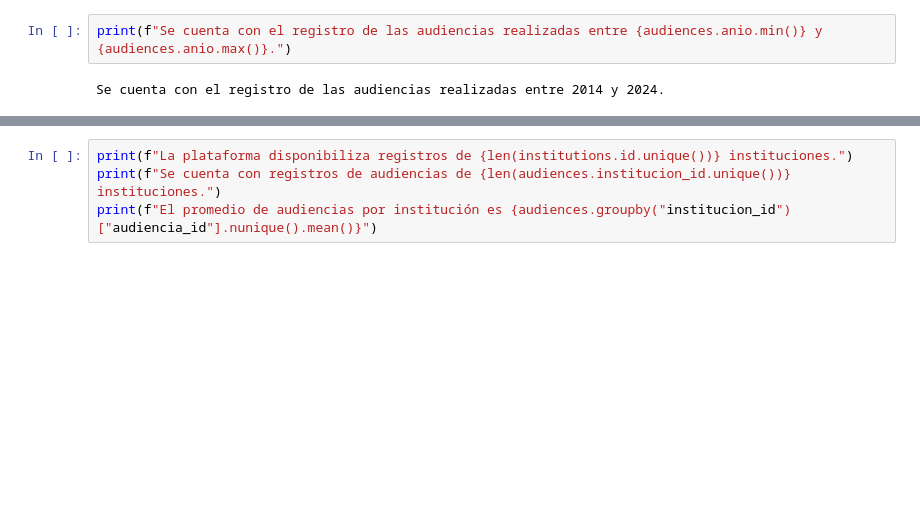
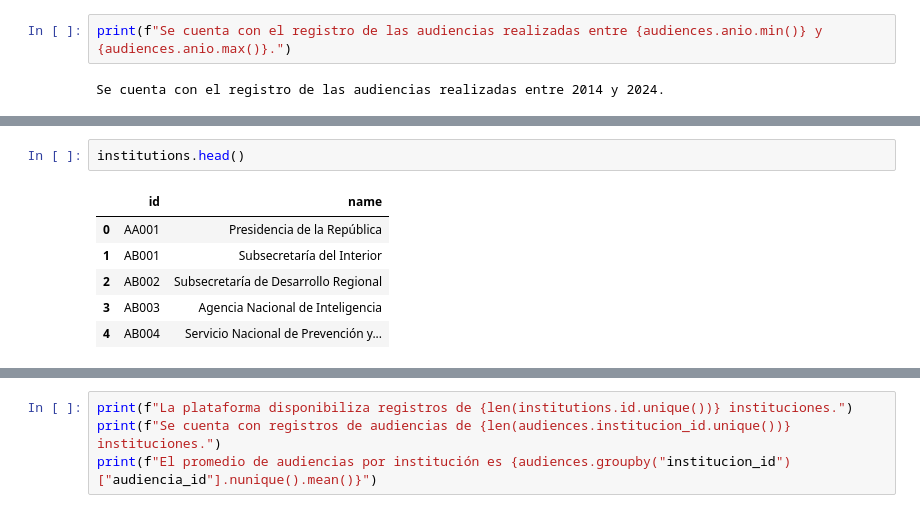
Before and after one commit to camirojasguajardo/lobby-recsys, a Jupyter notebook: data_analysis.ipynb, the cells around one changed output, grey strips where cells are left out. Cells and saved outputs as stored; diff of their text form; blank space fills up the shorter version.

```diff
--- a/data_analysis.ipynb
+++ b/data_analysis.ipynb
@@ -13,0 +25,9 @@ Se cuenta con el registro de las audiencias realizadas entre 2014 y 2024.
+# %%
+institutions.head()
+# %% [output]
+|  | id | name |
+| 0 | AA001 | Presidencia de la República |
+| 1 | AB001 | Subsecretaría del Interior |
+| 2 | AB002 | Subsecretaría de Desarrollo Regional |
+| 3 | AB003 | Agencia Nacional de Inteligencia |
+| 4 | AB004 | Servicio Nacional de Prevención y... |
```
Also changed, not shown: parts of 6 cells of this notebook, 5 other files.
